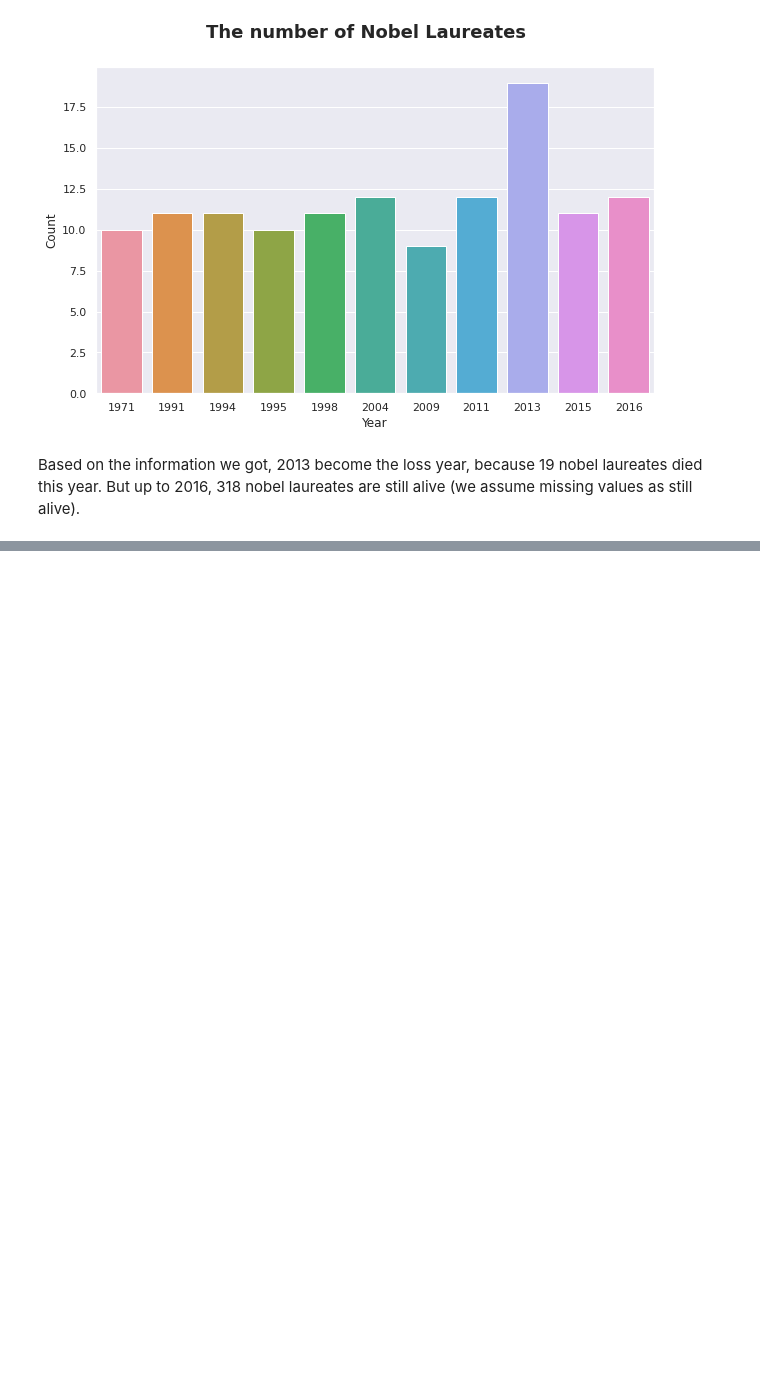
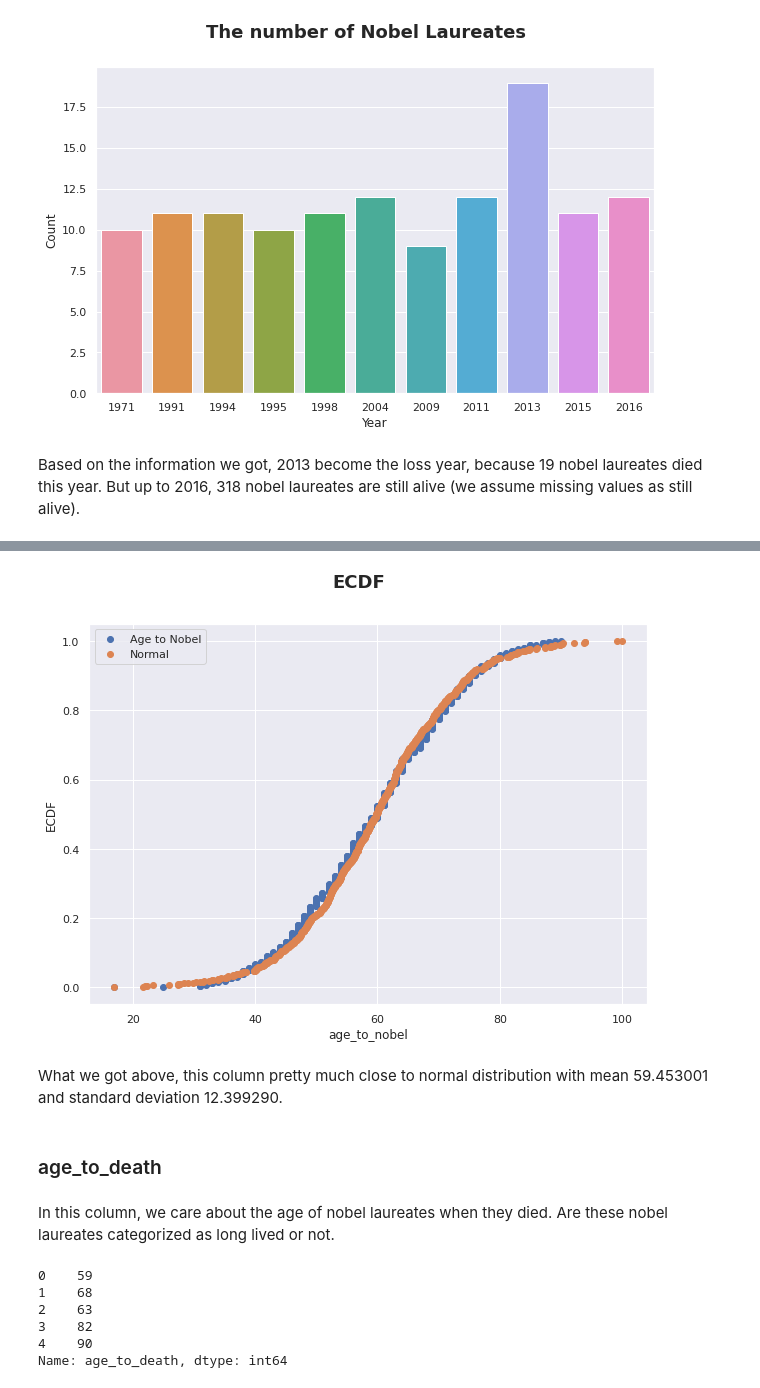
Before and after one commit to agusrichard/data-science-learning-projects, a Jupyter notebook: Nobel Prize Winners/exploratory_data_analysis.ipynb, the cells around one changed output, grey strips where cells are left out. Drawn from its saved outputs; the diff is of its cells as text; code cells hidden in the pictures; blank space fills up the shorter version.

```diff
--- a/Nobel Prize Winners/exploratory_data_analysis.ipynb
+++ b/Nobel Prize Winners/exploratory_data_analysis.ipynb
@@ -802,0 +844,37 @@ Based on the information we got, 2013 become the loss year, because 19 nobel lau
+# %%
+# define a function to create Empirical Cummulative Distribution Function
+def ecdf(arr):
+    n = arr.size
+    x = np.sort(arr)
+    y = np.arange(1, n + 1) / n
+    return x, y
+# %%
+x, y = ecdf(notnull_age_to_nobel)
+normal_arr = np.random.normal(notnull_age_to_nobel.mean(), notnull_age_to_nobel.std(), size=notnull_age_to_nobel.size)
+normal_x, normal_y = ecdf(normal_arr)
+# %%
+fig, ax = plt.subplots(figsize=[10, 7])
+ax.scatter(x, y, label='Age to Nobel')
+ax.scatter(normal_x, normal_y, label='Normal')
+ax.set(xlabel='age_to_nobel', ylabel='ECDF')
+ax.legend()
+fig.suptitle('ECDF', fontsize=18, fontweight='semibold');
+# %% [output]
+[figure, added]
+# %% [markdown]
+What we got above, this column pretty much close to normal distribution with mean 59.453001 and standard deviation 12.399290.
+# %% [markdown]
+### age_to_death
+# %% [markdown]
+In this column, we care about the age of nobel laureates when they died. Are these nobel laureates categorized as long lived or not.
+# %%
+df['age_to_death'] = df['death_date'].dt.year - df['birth_date'].dt.year
+df['age_to_death'] = df['age_to_death'].fillna(-1).astype('int')
+df['age_to_death'].head()
+# %% [output]
+0    59
+1    68
+2    63
+3    82
+4    90
+Name: age_to_death, dtype: int64
```
Also changed, not shown: parts of 21 cells of this notebook.
